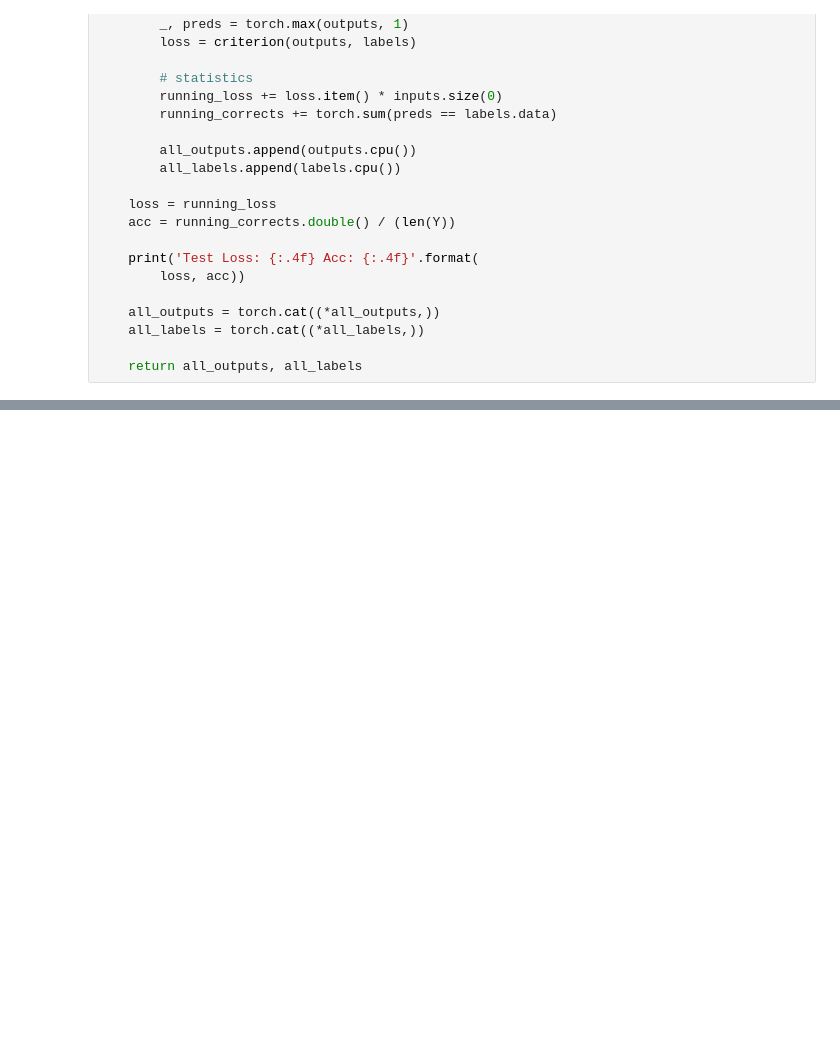
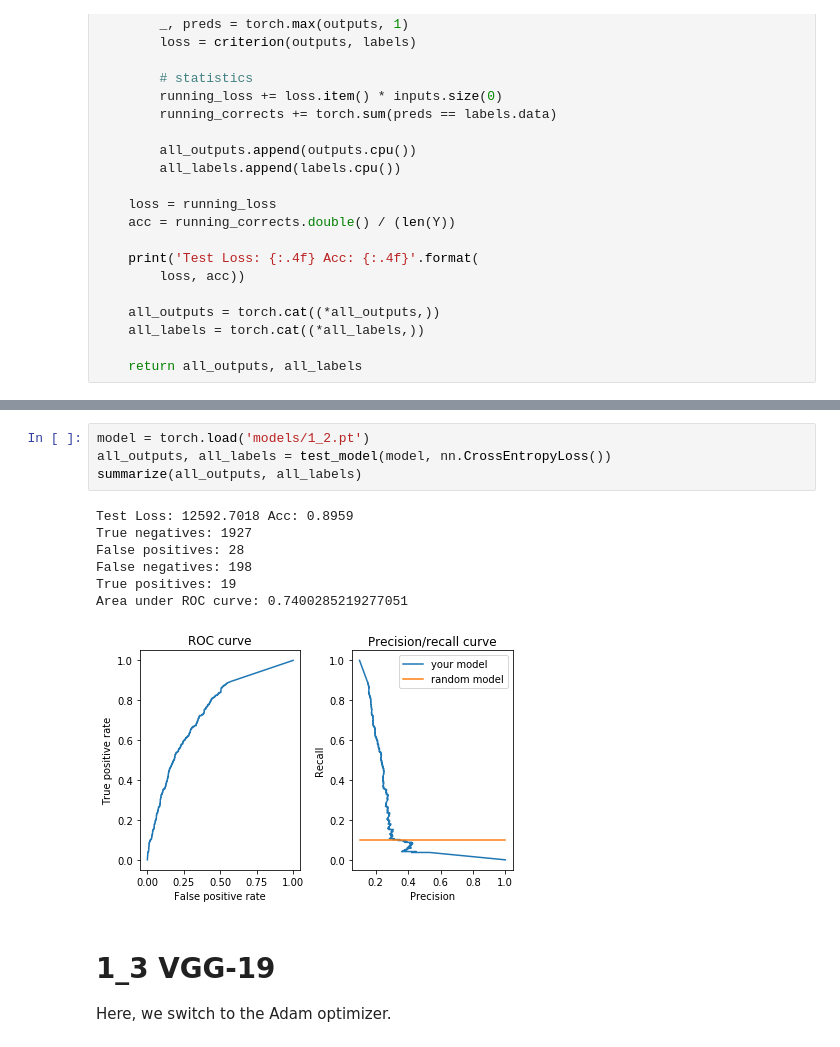
Before and after one commit to EthanSargent/Lesion-Classification, a Jupyter notebook: trainer.ipynb, the cells around one changed output, grey strips where cells are left out. Cells and saved outputs as stored; diff of their text form; blank space fills up the shorter version.

```diff
--- a/trainer.ipynb
+++ b/trainer.ipynb
@@ -157,0 +237,15 @@ def test_model(model, criterion):
+# %%
+model = torch.load('models/1_2.pt')
+all_outputs, all_labels = test_model(model, nn.CrossEntropyLoss())
+summarize(all_outputs, all_labels)
+# %% [output]
+Test Loss: 12592.7018 Acc: 0.8959
+True negatives: 1927
+False positives: 28
+False negatives: 198
+True positives: 19
+Area under ROC curve: 0.7400285219277051
+[figure, added]
+# %% [markdown]
+# 1_3 VGG-19
+Here, we switch to the Adam optimizer.
```
Also changed, not shown: parts of 21 cells of this notebook, 2 other files.
